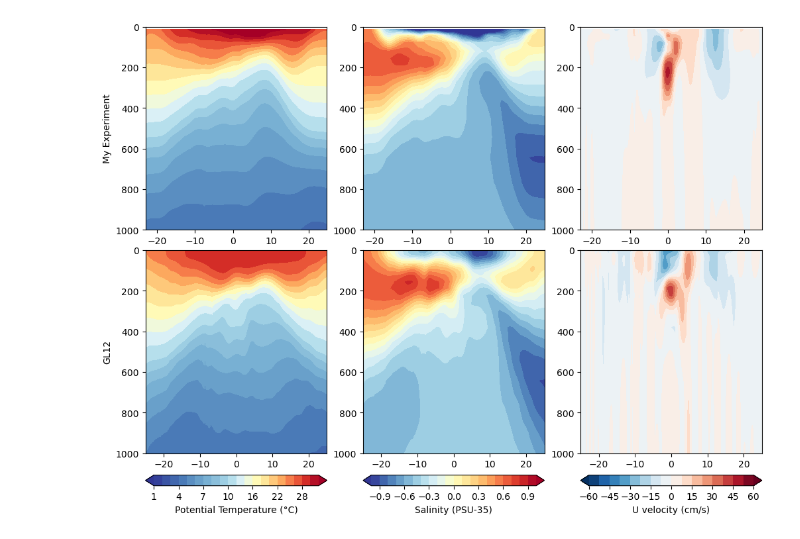
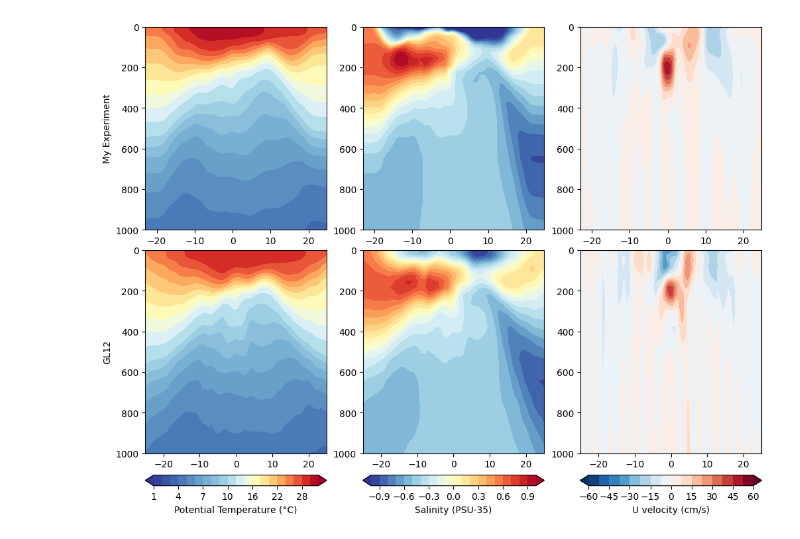
Before and after one commit to FattyZH/eqp-dlfv-mitgcm-era5, a Jupyter notebook: script/cmp.ipynb, the cells around one changed output. Cells and saved outputs as stored; diff of their text form; code cells hidden in the pictures.

```diff
--- a/script/cmp.ipynb
+++ b/script/cmp.ipynb
@@ -5,7 +5,7 @@ import matplotlib.pyplot as plt
 import seawater as sw
 path = '../../data/'
 pclim = path+'cmems_climatology_mon.nc'
-path = '../output/251119/'
+path = '../output/251210/'
 pgrid = path+'grid.nc'
 pdync = path+'dync.nc'
 tl,zl,yl,xl = slice(None),slice(-1),slice(-8,8),slice(155,160)
@@ -98,7 +98,7 @@ with xr.open_dataset(pclim) as clim:
     so = so.mean(['time','longitude']).values
     uo = uo.mean(['time','longitude']).values
 
-path = '../output/251119/'
+path = '../output/251210/'
 tl,zl = slice(-12,None),slice(None)
 with xr.open_dataset(path+'grid.nc') as grid:
     z = -grid['Z'].values
@@ -122,31 +122,31 @@ gsc = gs[1].subgridspec(1,3)
 levels = np.concatenate((np.arange(1,10,1),np.arange(10,33,2)))
 plt.subplot(gsf[0,0])
 plt.contourf(y,z,t,levels,cmap='RdYlBu_r',extend='both')
 plt.ylabel('My Experiment')
 plt.ylim(ylim)
 plt.subplot(gsf[1,0])
 im = plt.contourf(yo,zo,to,levels,cmap='RdYlBu_r',extend='both')
 plt.ylim(ylim)
 plt.ylabel('GL12')
 plt.colorbar(im,cax=plt.subplot(gsc[0]),orientation='horizontal',label='Potential Temperature (°C)')
 
 levels = np.linspace(-1,1,21)
 plt.subplot(gsf[0,1])
 plt.contourf(y,z,s-35,levels,cmap='RdYlBu_r',extend='both')
 plt.ylim(ylim)
 plt.subplot(gsf[1,1])
 im = plt.contourf(yo,zo,so-35,levels,cmap='RdYlBu_r',extend='both')
 plt.ylim(ylim)
 plt.colorbar(im,cax=plt.subplot(gsc[1]),orientation='horizontal',label='Salinity (PSU-35)')
 
 levels = 60*np.linspace(-1,1,17)
 plt.subplot(gsf[0,2])
 plt.contourf(y,z,u*100,levels,cmap='RdBu_r',extend='both')
 plt.ylim(ylim)
 plt.subplot(gsf[1,2])
 im = plt.contourf(yo,zo,uo*100,levels,cmap='RdBu_r',extend='both')
 plt.ylim(ylim)
 plt.colorbar(im,cax=plt.subplot(gsc[2]),orientation='horizontal',label='U velocity (cm/s)')
 plt.savefig(path+'section.png',dpi=300)
 # %% [output]
-[figure, old version]
+[figure, new version]
```
Also changed, not shown: parts of 1 cell of this notebook, 4 other files.
